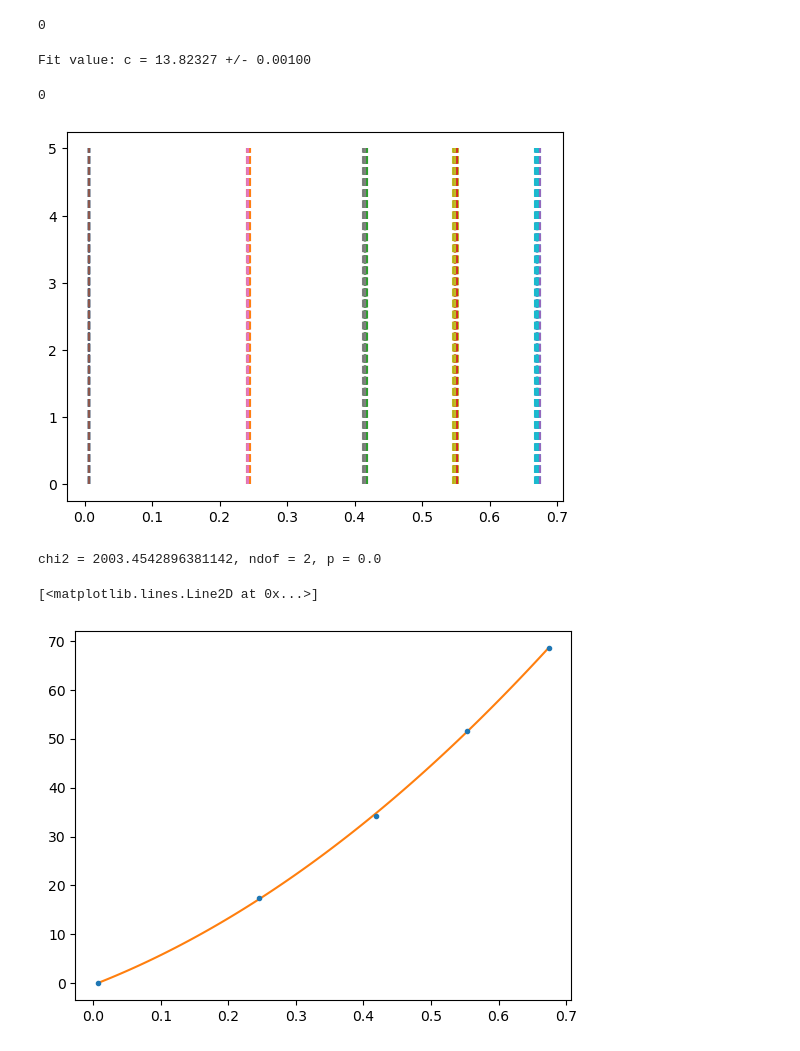
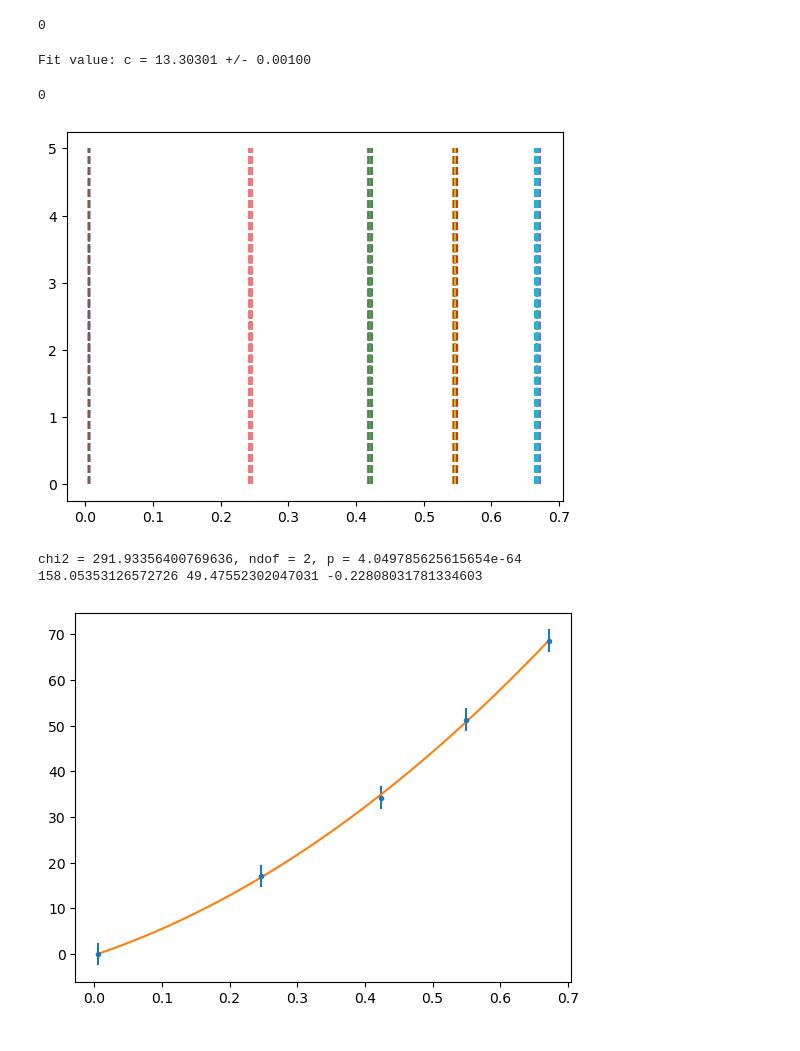
Before and after one commit to oscar4aar/BenStat_Gruppe, a Jupyter notebook: Data_skraaplan.ipynb, the cells around one changed output. Saved outputs shown, nothing was run; the diff lists cells and outputs as text; code cells hidden in the pictures.

```diff
--- a/Data_skraaplan.ipynb
+++ b/Data_skraaplan.ipynb
@@ -65,7 +65,7 @@ else:
 #positioner af målere
 person1_pos = np.array([19.25, 35.48, 53.45, 69.95, 87.75]) + blinding #cm
 person1_pos += -person1_pos[0] # Sætter den første som 0 punkt
-person1_pos_sigma = np.array([0.05]) #cm
+person1_pos_sigma = np.array([0.1]) #np.array([0.05]) #cm
 
 person2_pos = np.array([17, 33.6, 51.4, 67.7, 85.6]) + blinding #cm
 person2_pos += -person2_pos[0]
@@ -73,11 +73,11 @@ person2_pos_sigma = np.array([0.1]) #cm
 
 person3_pos = np.array([12.10, 29.85, 46.35, 64.05, 80.65]) + blinding #cm
 person3_pos += -person3_pos[0]
-person3_pos_sigma = np.array([0.05]) #cm
+person3_pos_sigma = np.array([0.1]) #np.array([0.05]) #cm
 
 person4_pos = np.array([11.24, 29.00, 45.43, 63.01, 79.84]) + blinding #cm
 person4_pos += -person4_pos[0]
-person4_pos_sigma = np.array([0.02]) #cm
+person4_pos_sigma = np.array([0.1]) #np.array([0.02]) #cm
 
 
 # Alternative weighted mean:
@@ -313,7 +313,7 @@ for i in range(len(person1_rail)):
     diam[i]+=mean
     diam_err[i]+=err[0]
 # %% [output]
-Fit value: c = 13.82327 +/- 0.00100
+Fit value: c = 13.30301 +/- 0.00100
 # %%
 diam_samlet = np.concatenate((person1_diam, person2_diam, person3_diam, person4_diam))
 diam_ch, n_diam = Chauvenet(diam_samlet) #fjerner tre datapunkter
@@ -359,31 +359,33 @@ for i in range(datnum[dataset]):
             plt.plot([timepoints[i,passnum],timepoints[i,passnum]], [0,5], '--')
             passnum+=1
 # %% [output]
-[figure, old version]
+[figure, new version]
 # %%
 # fit of a single experiment
 # Something bad happended to the chi2
 # review gate_err, mihgt wanna consider moving away from own estimate of errors
-plt.errorbar(timepoints[1], gate_pos, yerr=gate_err, fmt='.')
+
+plt.errorbar(timepoints[1], gate_pos, yerr=gate_err*50, fmt='.')
 def fit_func(t, a, v0, s0):
     return 1/2 * a * t**2 + v0 * t + s0
 
 def fit(fit, x, y, sy):
     Minuit.print_level = 1    # Print result of fits (generally - can also be moved down to each fit instance)
     chi2fit = Chi2Regression(fit, x, y, sy)
-    minuit_chi2 = Minuit(chi2fit, a=1, v0=0.5, s0=3)
+    minuit_chi2 = Minuit(chi2fit, a=1, v0=0.5, s0=0)
     minuit_chi2.errordef = 1.0     # This is the definition for ChiSqaure fits
     minuit_chi2.migrad();          # This is where the minimisation is carried out! Put ";" at the end to void output
     return minuit_chi2
 
 fit_result = fit(fit_func, timepoints[1], gate_pos, gate_err)
 ndof = len(timepoints[1]) - 3
 prob = stats.chi2.sf(fit_result.fval, ndof)
 
 print(f"chi2 = {fit_result.fval}, ndof = {ndof}, p = {prob}")
 x = np.linspace(timepoints[1][0], timepoints[1][-1], 100)
 plt.plot(x, fit_func(x, *fit_result.values))
+print(*fit_result.values)
 # %% [output]
-chi2 = 2003.4542896381142, ndof = 2, p = 0.0
+chi2 = 291.93356400769636, ndof = 2, p = 4.049785625615654e-64
+158.05353126572726 49.47552302047031 -0.22808031781334603
-[<matplotlib.lines.Line2D at 0x...>]
-[figure, old version]
+[figure, new version]
```
Also changed, not shown: parts of 7 cells of this notebook.
